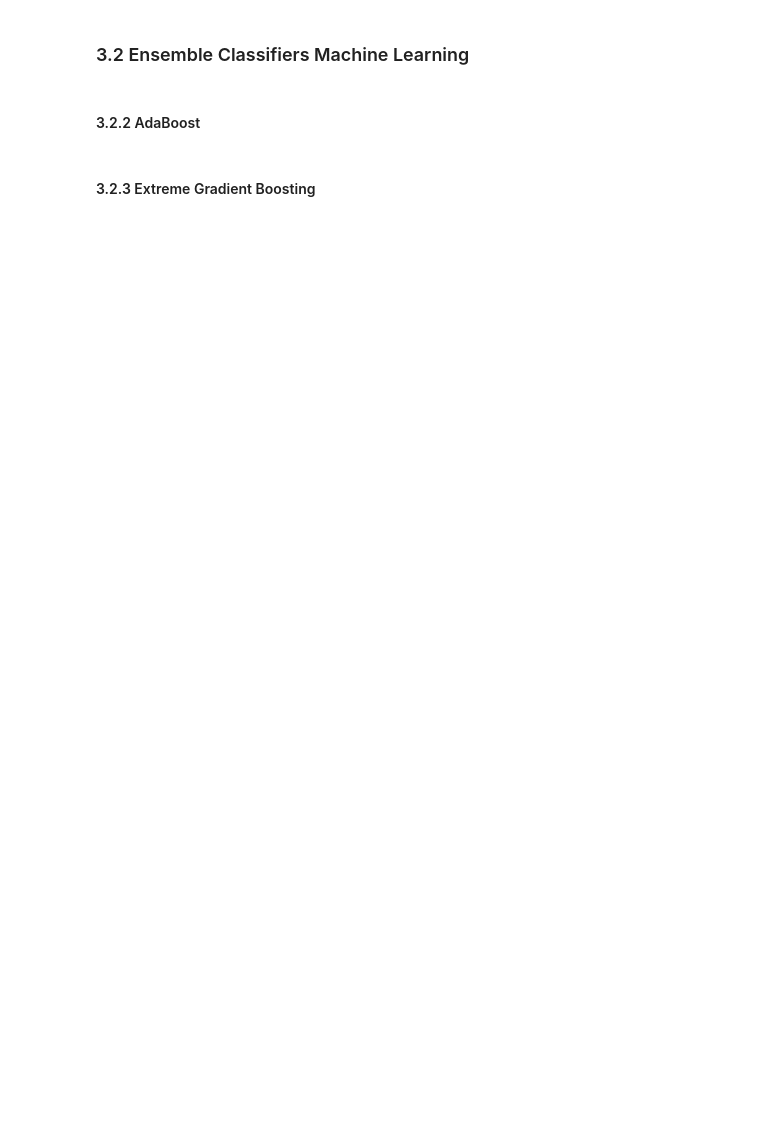
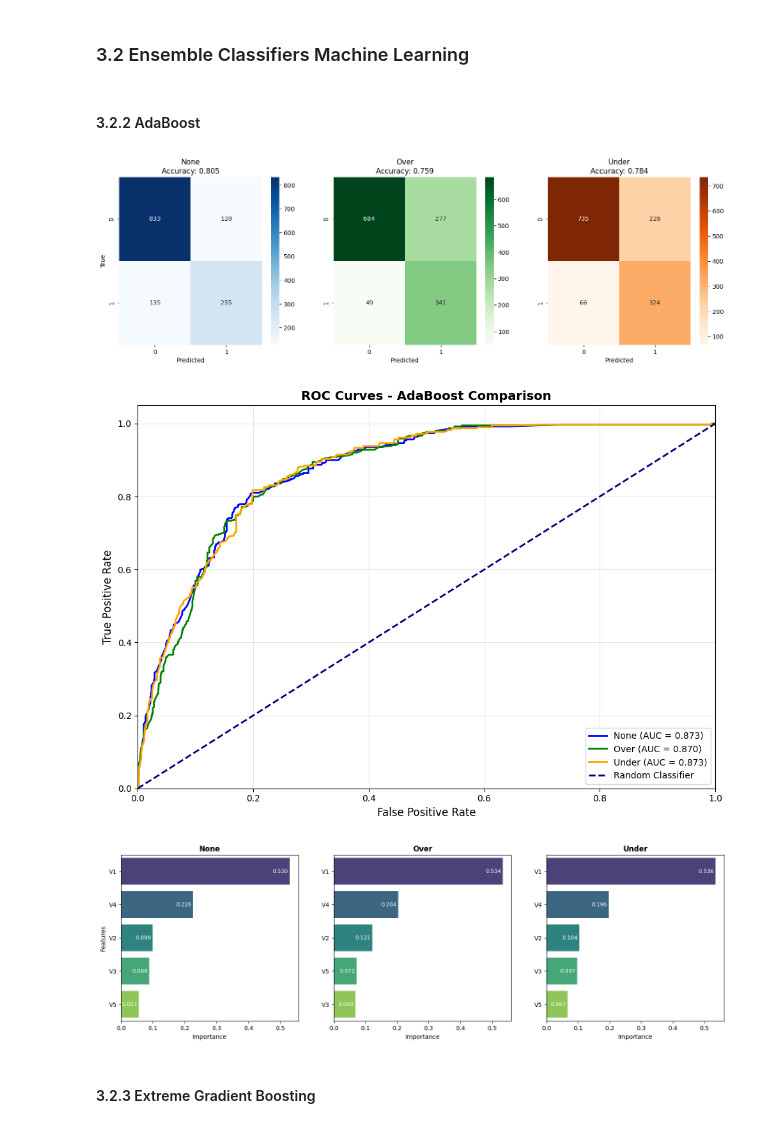
Before and after one commit to fcardia/phoneme_classification, a Jupyter notebook: main.ipynb, the cells around one changed output. Drawn from its saved outputs; the diff is of its cells as text; code cells hidden in the pictures; blank space fills up the shorter version.

Commit message:
training refactoring

```diff
--- a/main.ipynb
+++ b/main.ipynb
@@ -203,5 +205,8 @@ data.isna().describe()
 # %%
 X_train, X_test, y_train, y_test = train_test_split(data, labels, train_size=TRAIN_SIZE, random_state=RANDOM_SEED)
 
-X_train.shape, X_test.shape, y_train.shape, y_test.shape
+y_train = y_train.cat.rename_categories({"1": 0, "2": 1})
+y_test = y_test.cat.rename_categories({"1": 0, "2": 1})
+
+np.unique_counts(y_test); np.unique_counts(y_train)
 # %% [output]
@@ -331,0 +321,23 @@ models = {
+# %%
+# Defining a function that, given a model, returns the results of its training
+def compute_results(model_name: str, **train_config):
+	results = {}
+	for idx, (strategy, (X_tr, y_tr)) in enumerate(train_config.items()):
+
+		model = models[model_name][strategy]
+		model.fit(X_tr, y_tr)
+
+		y_pred = model.predict(X_test)
+		y_pred_proba = model.predict_proba(X_test)[:, 1]
+
+		results[strategy] = {
+			'model': model,
+			'y_pred': y_pred,
+			'y_pred_proba': y_pred_proba,
+			'accuracy': accuracy_score(y_test, y_pred),
+			'feature_importances': model.feature_importances_ if model_name in ("DecisionTree", "RandomForest", "AdaBoost", "XGBoost") else None
+		}
+
+		with open(f"results/{model_name}_{strategy}.json", mode="w") as file:
+			json.dump(classification_report(y_test, results[strategy]["y_pred"], output_dict=True), file, indent="\t")
+	return results
@@ -1131,5 +692,12 @@ ROC-AUC: 0.9325
 ### 3.2 Ensemble Classifiers Machine Learning
 # %% [markdown]
 #### 3.2.2 AdaBoost
+# %%
+results = compute_results("AdaBoost", **configs)
+render_plots("AdaBoost", results, colors)
+# %% [output]
+[figure, added]
+[figure, added]
+[figure, added]
 # %% [markdown]
 #### 3.2.3 Extreme Gradient Boosting
```
Also changed, not shown: parts of 13 cells of this notebook, 25 other files.
